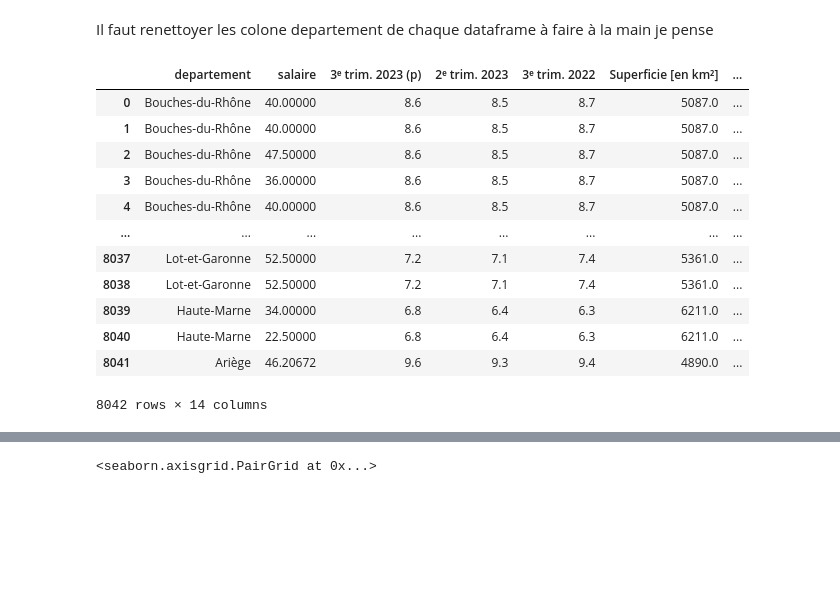
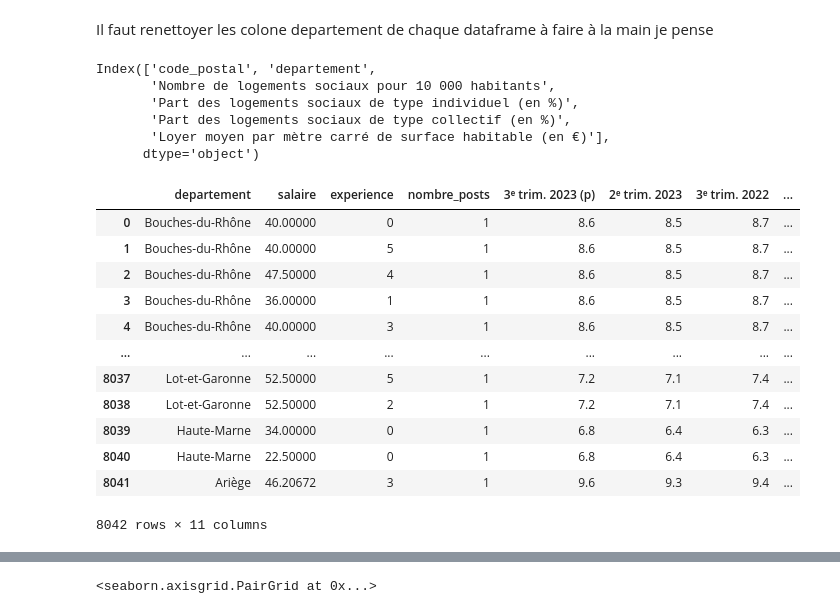
Before and after one commit to Racha1004/DALAS_projet, a Jupyter notebook: 2_EDA.ipynb, the cells around one changed output, grey strips where cells are left out. Cells and saved outputs as stored; diff of their text form; code cells hidden in the pictures; blank space fills up the shorter version.

```diff
--- a/2_EDA.ipynb
+++ b/2_EDA.ipynb
@@ -601,23 +601,32 @@ plt.show()
 # 3. Analyse de corrélation
 # %% [markdown]
 Il faut renettoyer les colone departement de chaque dataframe à faire à la main je pense
+# %%
+logement_df.columns
+# %% [output]
+Index(['code_postal', 'departement',
+       'Nombre de logements sociaux pour 10 000 habitants',
+       'Part des logements sociaux de type individuel (en %)',
+       'Part des logements sociaux de type collectif (en %)',
+       'Loyer moyen par mètre carré de surface habitable (en €)'],
+      dtype='object')
 # %%
-df_merged = df[["departement", "salaire"]].merge(df_chomage, on="departement", how="left")
-df_merged = df_merged.merge(df_pop[["Superficie [en km²]"	,"Population"	,"Densite [hab. /km²]",	"departement"]], on="departement", how="left")
+df_merged = df[["departement", "salaire","experience","nombre_posts"]].merge(df_chomage, on="departement", how="left")
+df_merged = df_merged.merge(df_pop[["Superficie [en km²]"	,"Population",	"departement"]], on="departement", how="left")
 df_merged = df_merged.merge(df_pauvrete[["departement","taux de pauvrete total"]], on="departement", how="left")
-df_merged = df_merged.merge(logement_df, on="departement", how="left")
+df_merged = df_merged.merge(logement_df[["Loyer moyen par mètre carré de surface habitable (en €)","departement"]], on="departement", how="left")
 df_merged
 # %% [output]
-|  | departement | salaire | 3ᵉ trim. 2023 (p) | 2ᵉ trim. 2023 | 3ᵉ trim. 2022 | Superficie [en km²] | ... |
-| 0 | Bouches-du-Rhône | 40.00000 | 8.6 | 8.5 | 8.7 | 5087.0 | ... |
-| 1 | Bouches-du-Rhône | 40.00000 | 8.6 | 8.5 | 8.7 | 5087.0 | ... |
-| 2 | Bouches-du-Rhône | 47.50000 | 8.6 | 8.5 | 8.7 | 5087.0 | ... |
-| 3 | Bouches-du-Rhône | 36.00000 | 8.6 | 8.5 | 8.7 | 5087.0 | ... |
-| 4 | Bouches-du-Rhône | 40.00000 | 8.6 | 8.5 | 8.7 | 5087.0 | ... |
-| ... | ... | ... | ... | ... | ... | ... | ... |
-| 8037 | Lot-et-Garonne | 52.50000 | 7.2 | 7.1 | 7.4 | 5361.0 | ... |
-| 8038 | Lot-et-Garonne | 52.50000 | 7.2 | 7.1 | 7.4 | 5361.0 | ... |
-| 8039 | Haute-Marne | 34.00000 | 6.8 | 6.4 | 6.3 | 6211.0 | ... |
-| 8040 | Haute-Marne | 22.50000 | 6.8 | 6.4 | 6.3 | 6211.0 | ... |
-| 8041 | Ariège | 46.20672 | 9.6 | 9.3 | 9.4 | 4890.0 | ... |
+|  | departement | salaire | experience | nombre_posts | 3ᵉ trim. 2023 (p) | 2ᵉ trim. 2023 | 3ᵉ trim. 2022 | ... |
+| 0 | Bouches-du-Rhône | 40.00000 | 0 | 1 | 8.6 | 8.5 | 8.7 | ... |
+| 1 | Bouches-du-Rhône | 40.00000 | 5 | 1 | 8.6 | 8.5 | 8.7 | ... |
+| 2 | Bouches-du-Rhône | 47.50000 | 4 | 1 | 8.6 | 8.5 | 8.7 | ... |
+| 3 | Bouches-du-Rhône | 36.00000 | 1 | 1 | 8.6 | 8.5 | 8.7 | ... |
+| 4 | Bouches-du-Rhône | 40.00000 | 3 | 1 | 8.6 | 8.5 | 8.7 | ... |
+| ... | ... | ... | ... | ... | ... | ... | ... | ... |
+| 8037 | Lot-et-Garonne | 52.50000 | 5 | 1 | 7.2 | 7.1 | 7.4 | ... |
+| 8038 | Lot-et-Garonne | 52.50000 | 2 | 1 | 7.2 | 7.1 | 7.4 | ... |
+| 8039 | Haute-Marne | 34.00000 | 0 | 1 | 6.8 | 6.4 | 6.3 | ... |
+| 8040 | Haute-Marne | 22.50000 | 0 | 1 | 6.8 | 6.4 | 6.3 | ... |
+| 8041 | Ariège | 46.20672 | 3 | 1 | 9.6 | 9.3 | 9.4 | ... |
-8042 rows × 14 columns
+8042 rows × 11 columns
```
Also changed, not shown: parts of 13 cells of this notebook.
